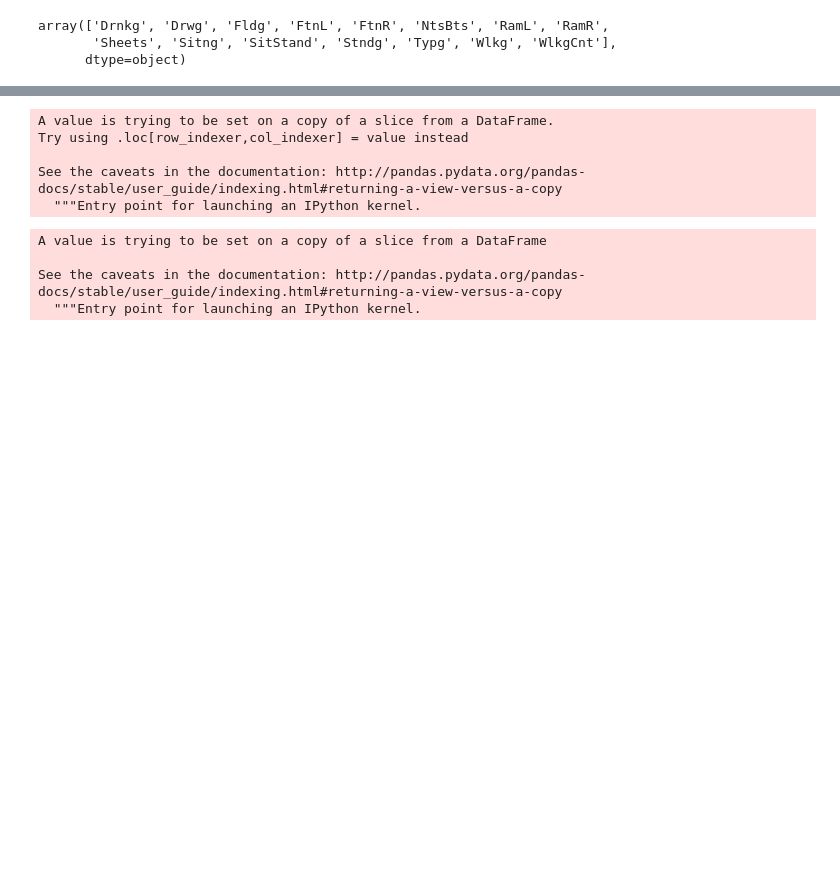
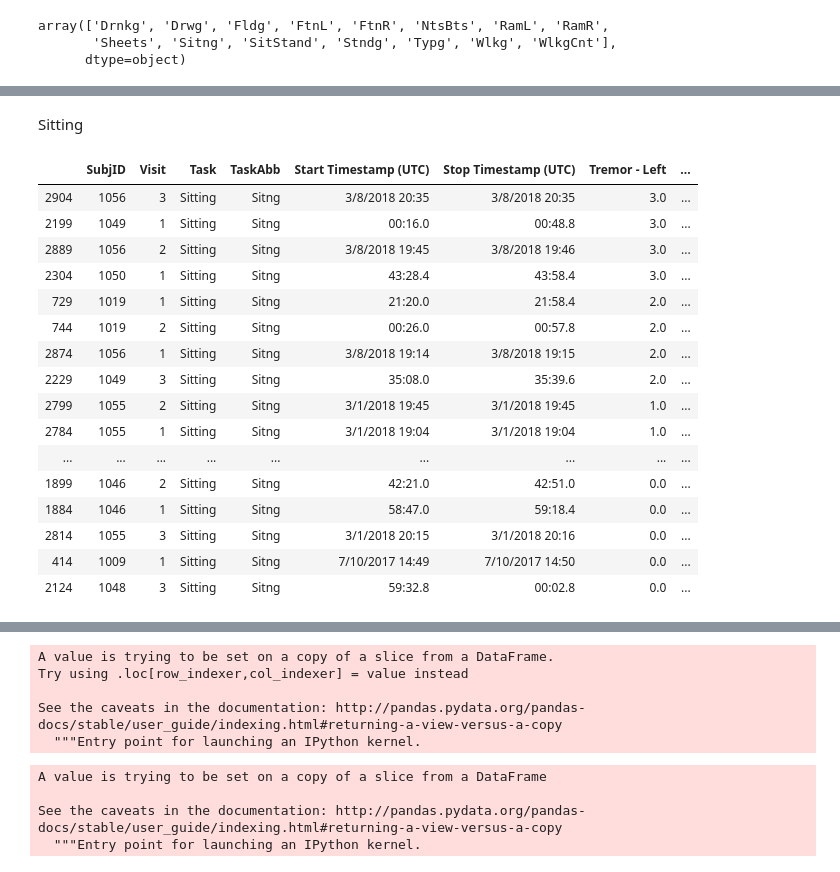
Before and after one commit to Luke3D/PD_PoseEstimation, a Jupyter notebook: Code/ScoresDistr.ipynb, the cells around one changed output, grey strips where cells are left out. Drawn from its saved outputs; the diff is of its cells as text; code cells hidden in the pictures; blank space fills up the shorter version.

```diff
--- a/Code/ScoresDistr.ipynb
+++ b/Code/ScoresDistr.ipynb
@@ -85,0 +92,22 @@ no symptoms [1003 1004 1007 1009 1018 1019 1023 1024 1029 1030 1039 1043 1046 10
+# %% [markdown]
+Sitting
+# %%
+PD.sort_values(by=['Tremor - Left'], ascending=False)
+# %% [output]
+|  | SubjID | Visit | Task | TaskAbb | Start Timestamp (UTC) | Stop Timestamp (UTC) | Tremor - Left | ... |
+| 2904 | 1056 | 3 | Sitting | Sitng | 3/8/2018 20:35 | 3/8/2018 20:35 | 3.0 | ... |
+| 2199 | 1049 | 1 | Sitting | Sitng | 00:16.0 | 00:48.8 | 3.0 | ... |
+| 2889 | 1056 | 2 | Sitting | Sitng | 3/8/2018 19:45 | 3/8/2018 19:46 | 3.0 | ... |
+| 2304 | 1050 | 1 | Sitting | Sitng | 43:28.4 | 43:58.4 | 3.0 | ... |
+| 729 | 1019 | 1 | Sitting | Sitng | 21:20.0 | 21:58.4 | 2.0 | ... |
+| 744 | 1019 | 2 | Sitting | Sitng | 00:26.0 | 00:57.8 | 2.0 | ... |
+| 2874 | 1056 | 1 | Sitting | Sitng | 3/8/2018 19:14 | 3/8/2018 19:15 | 2.0 | ... |
+| 2229 | 1049 | 3 | Sitting | Sitng | 35:08.0 | 35:39.6 | 2.0 | ... |
+| 2799 | 1055 | 2 | Sitting | Sitng | 3/1/2018 19:45 | 3/1/2018 19:45 | 1.0 | ... |
+| 2784 | 1055 | 1 | Sitting | Sitng | 3/1/2018 19:04 | 3/1/2018 19:04 | 1.0 | ... |
+| ... | ... | ... | ... | ... | ... | ... | ... | ... |
+| 1899 | 1046 | 2 | Sitting | Sitng | 42:21.0 | 42:51.0 | 0.0 | ... |
+| 1884 | 1046 | 1 | Sitting | Sitng | 58:47.0 | 59:18.4 | 0.0 | ... |
+| 2814 | 1055 | 3 | Sitting | Sitng | 3/1/2018 20:15 | 3/1/2018 20:16 | 0.0 | ... |
+| 414 | 1009 | 1 | Sitting | Sitng | 7/10/2017 14:49 | 7/10/2017 14:50 | 0.0 | ... |
+| 2124 | 1048 | 3 | Sitting | Sitng | 59:32.8 | 00:02.8 | 0.0 | ... |
```
Also changed, not shown: parts of 9 cells of this notebook, 2 other files.
